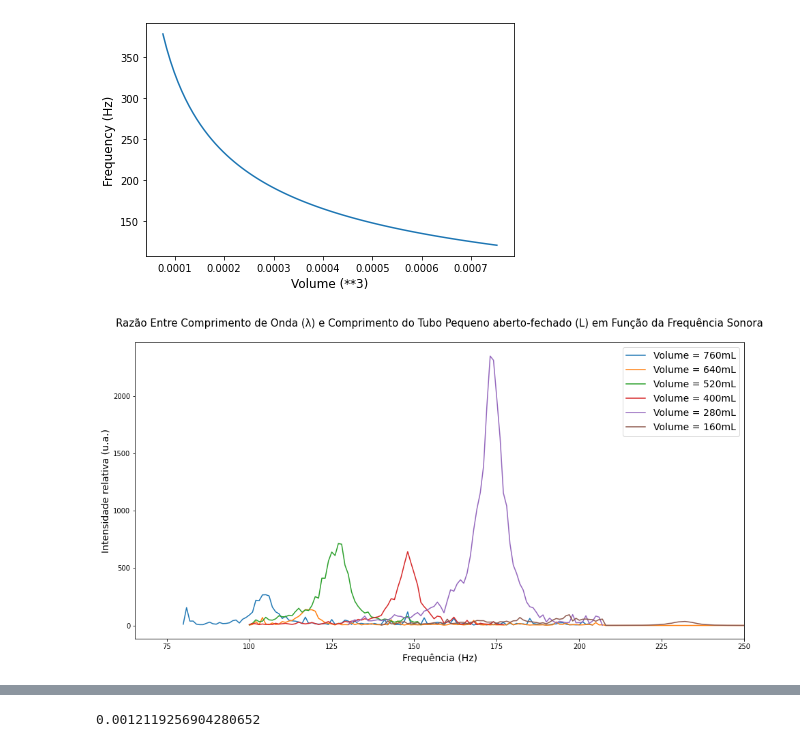
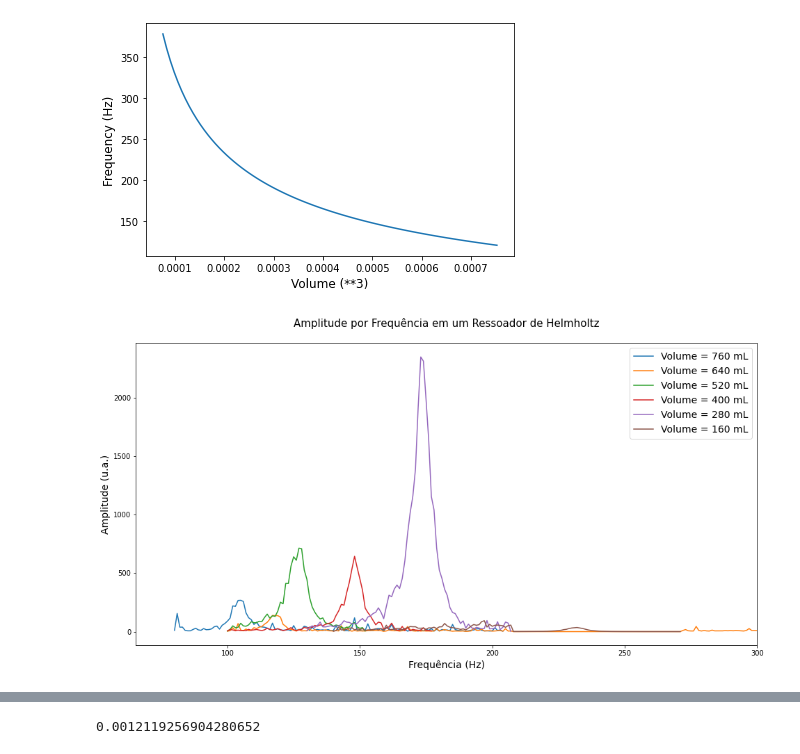
Before and after one commit to PeSader/unicamp, a Jupyter notebook: sem02/f229/exp03/relatorio.ipynb, the cells around one changed output, grey strips where cells are left out. Cells and saved outputs as stored; diff of their text form; code cells hidden in the pictures.

```diff
--- a/sem02/f229/exp03/relatorio.ipynb
+++ b/sem02/f229/exp03/relatorio.ipynb
@@ -178,27 +212,27 @@ Expected resonace: 119.54987447613318
 # %%
 # instanciar as classes figure e subplots
 fig = plt.figure()
 ax = fig.subplots()
-ax.plot(ress760['frequency (Hz)'], ress760['relative amplitude (a.u.)'], label='Volume = 760mL')
-ax.plot(ress640['frequency (Hz)'], ress640['relative amplitude (a.u.)'], label='Volume = 640mL')
-ax.plot(ress520['frequency (Hz)'], ress520['relative amplitude (a.u.)'], label='Volume = 520mL')
-ax.plot(ress400['frequency (Hz)'], ress400['relative amplitude (a.u.)'], label='Volume = 400mL')
-ax.plot(ress280['frequency (Hz)'], ress280['relative amplitude (a.u.)'], label='Volume = 280mL')
-ax.plot(ress160['frequency (Hz)'], ress160['relative amplitude (a.u.)'], label='Volume = 160mL')
+ax.plot(ress760['frequency (Hz)'], ress760['relative amplitude (a.u.)'], label='Volume = 760 mL')
+ax.plot(ress640['frequency (Hz)'], ress640['relative amplitude (a.u.)'], label='Volume = 640 mL')
+ax.plot(ress520['frequency (Hz)'], ress520['relative amplitude (a.u.)'], label='Volume = 520 mL')
+ax.plot(ress400['frequency (Hz)'], ress400['relative amplitude (a.u.)'], label='Volume = 400 mL')
+ax.plot(ress280['frequency (Hz)'], ress280['relative amplitude (a.u.)'], label='Volume = 280 mL')
+ax.plot(ress160['frequency (Hz)'], ress160['relative amplitude (a.u.)'], label='Volume = 160 mL')
 
 plt.legend(loc='best', fontsize=14)
 #handles, labels = plt.gca().get_legend_handles_labels()
 
-ax.set_xbound(upper=250)
+ax.set_xbound(upper=300)
 
-ax.set_ylabel('Intensidade relativa (u.a.)',fontsize=14)
+ax.set_ylabel('Amplitude (u.a.)',fontsize=14)
 ax.set_xlabel('Frequência (Hz)',fontsize=14)
-ax.set_title('Razão Entre Comprimento de Onda (λ) e Comprimento do Tubo Pequeno aberto-fechado (L) em Função da Frequência Sonora\n', fontsize=15)
+ax.set_title('Amplitude por Frequência em um Ressoador de Helmholtz\n', fontsize=15)
 
 fig.set_figwidth(16)
 fig.set_figheight(8)
 # %% [output]
-[figure, old version]
+[figure, new version]
 # %%
 #
 #Plot the peaks
```
Also changed, not shown: parts of 13 cells of this notebook, 45 other files.
